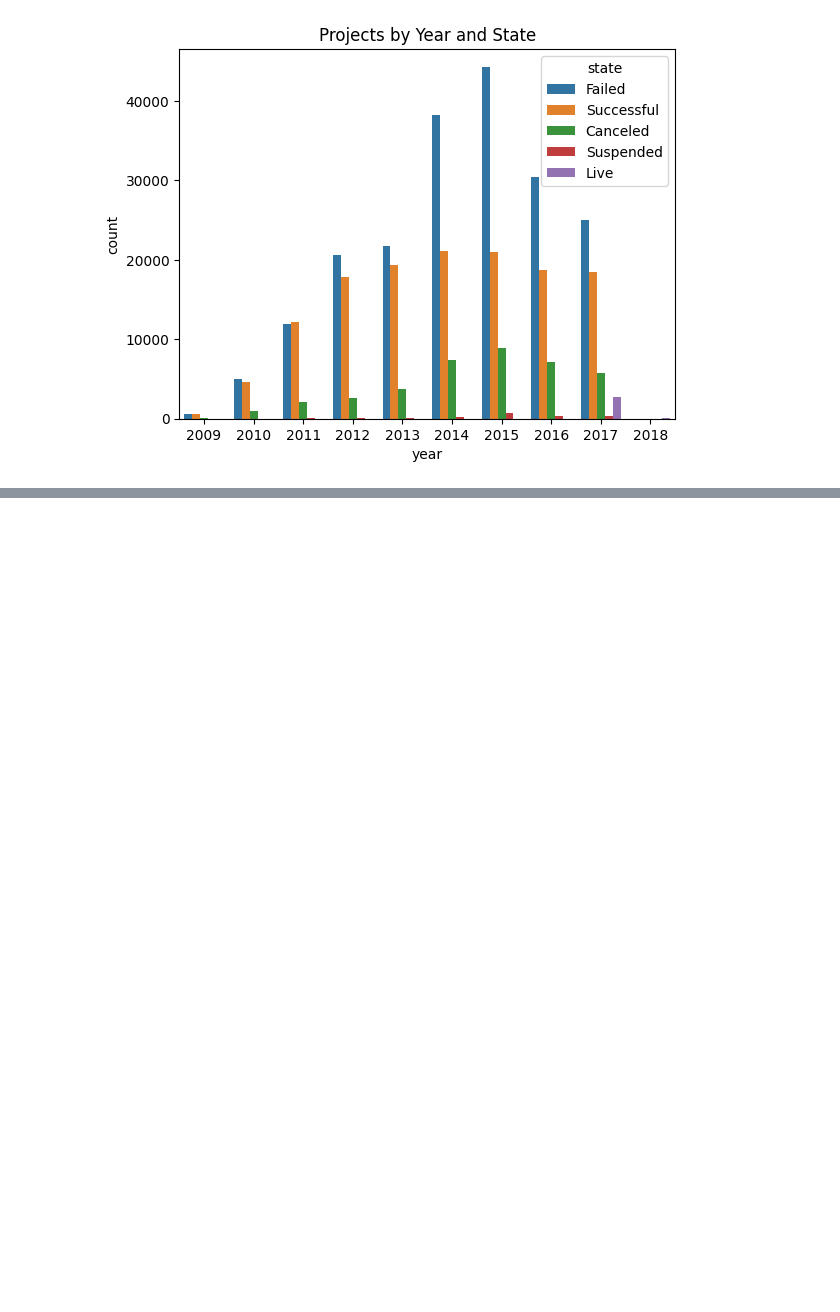
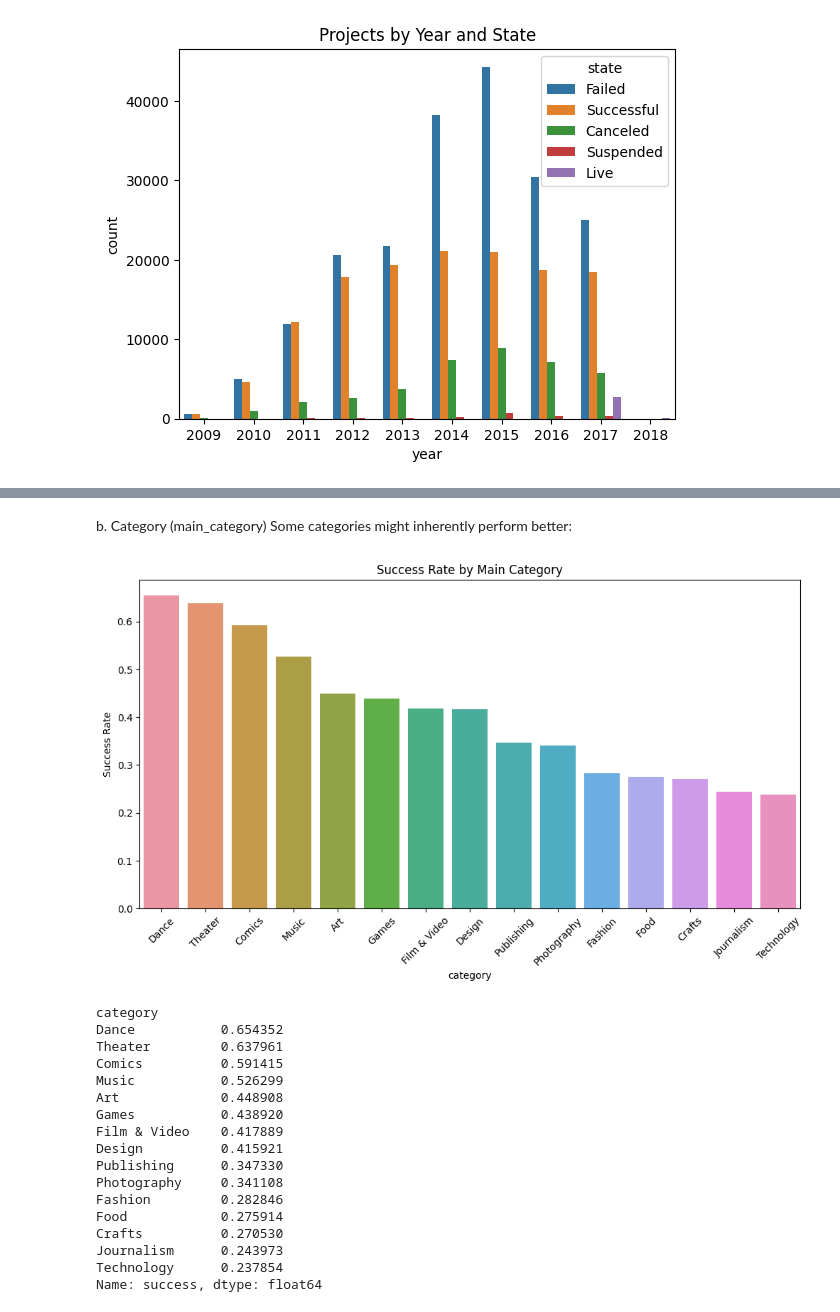
Before and after one commit to spiced-academy/punch_finisher, a Jupyter notebook: notebooks/EDA_Oleksii.ipynb, the cells around one changed output, grey strips where cells are left out. Drawn from its saved outputs; the diff is of its cells as text; code cells hidden in the pictures; blank space fills up the shorter version.

```diff
--- a/notebooks/EDA_Oleksii.ipynb
+++ b/notebooks/EDA_Oleksii.ipynb
@@ -79,0 +166,32 @@ plt.show()
+# %% [markdown]
+b. Category (main_category)
+Some categories might inherently perform better:
+# %%
+plt.figure(figsize=(12, 6))
+success_rate = df.groupby('category')['success'].mean().sort_values(ascending=False)
+sns.barplot(x=success_rate.index, y=success_rate.values)
+plt.xticks(rotation=45)
+plt.title('Success Rate by Main Category')
+plt.ylabel('Success Rate')
+plt.show()
+
+print(df.groupby('category')['success'].mean().sort_values(ascending=False))
+# %% [output]
+[figure, added]
+category
+Dance           0.654352
+Theater         0.637961
+Comics          0.591415
+Music           0.526299
+Art             0.448908
+Games           0.438920
+Film & Video    0.417889
+Design          0.415921
+Publishing      0.347330
+Photography     0.341108
+Fashion         0.282846
+Food            0.275914
+Crafts          0.270530
+Journalism      0.243973
+Technology      0.237854
+Name: success, dtype: float64
```
Also changed, not shown: parts of 22 cells of this notebook.
